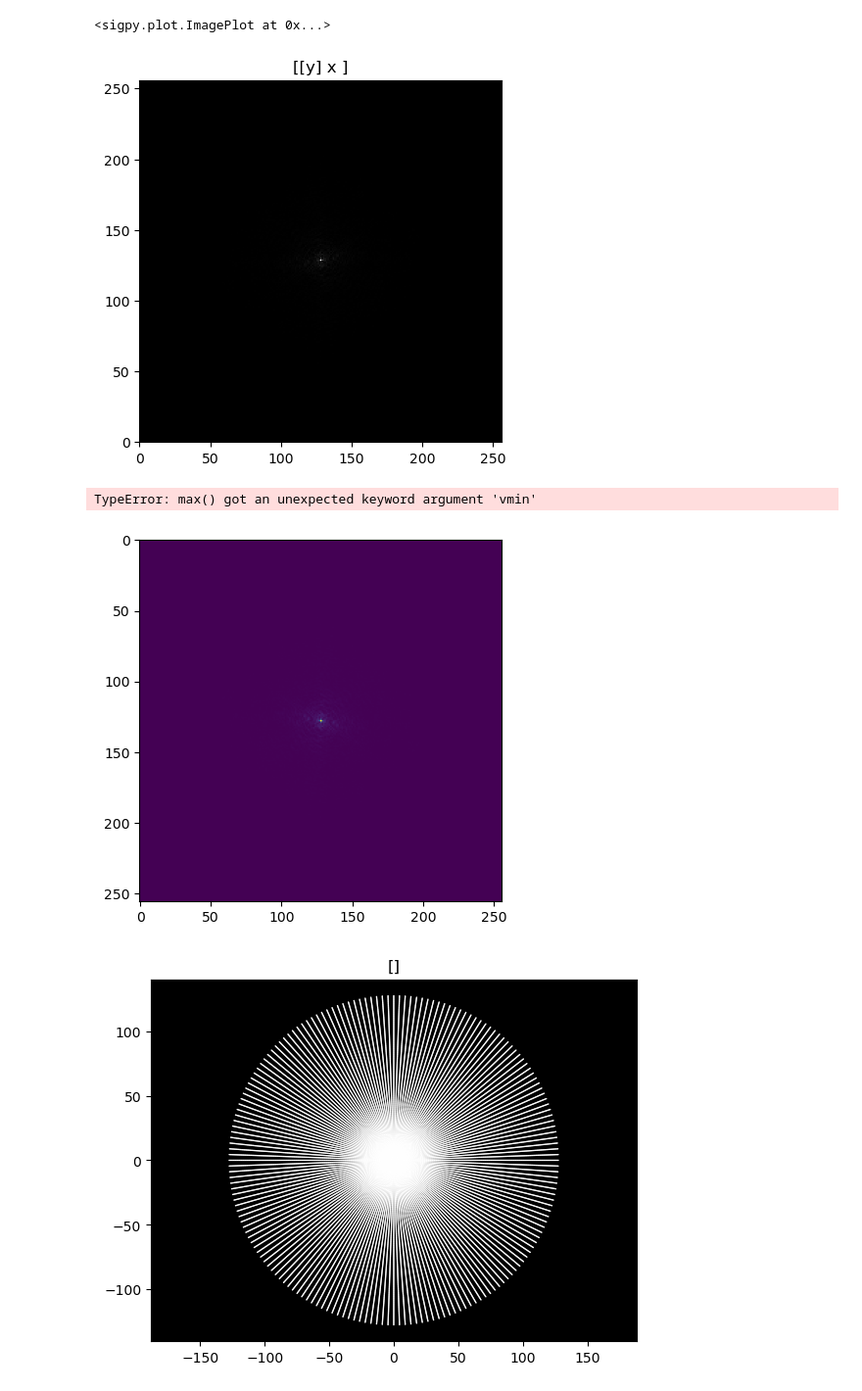
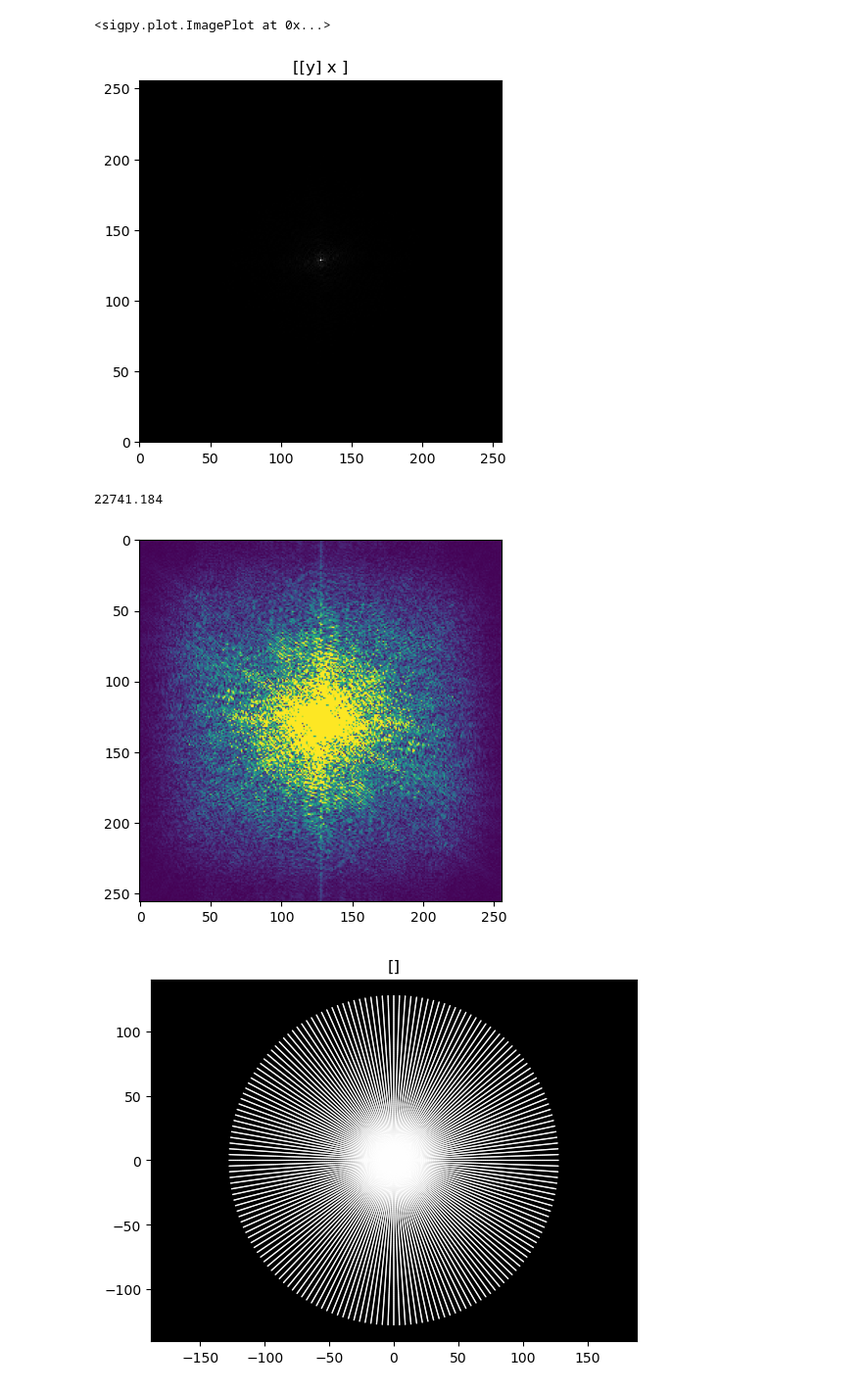
Before and after one commit to ReyhanSanei/MedicalImages_project1, a Jupyter notebook: notebooks/sampling_tests.ipynb, the cells around one changed output. Shown at 98% size. Saved outputs shown, nothing was run; the diff lists cells and outputs as text; code cells hidden in the pictures.

```diff
--- a/notebooks/sampling_tests.ipynb
+++ b/notebooks/sampling_tests.ipynb
@@ -25,13 +27,13 @@ sigpy.plot.ImagePlot(sigpy.flip(t1[45],axes=(2,)),title='Original image')
 # %%
 im_fourier = sigpy.fft(t1[45])
 sigpy.plot.ImagePlot(im_fourier)
 
-plt.imshow(np.abs(im_fourier))
-np.max(np.abs(im_fourier),vmin=0, vmax=1)
+plt.imshow(np.abs(im_fourier),vmin=0, vmax=100)
+np.max(np.abs(im_fourier))
 # %% [output]
 [figure]
-TypeError: max() got an unexpected keyword argument 'vmin'
+22741.184
-[figure, old version]
+[figure, new version]
 # %%
 # Spokes
 coord = sigpy.mri.radial([180,256,2],[256,256],golden=False)
```
Also changed, not shown: parts of 3 cells of this notebook, 1 other file.
